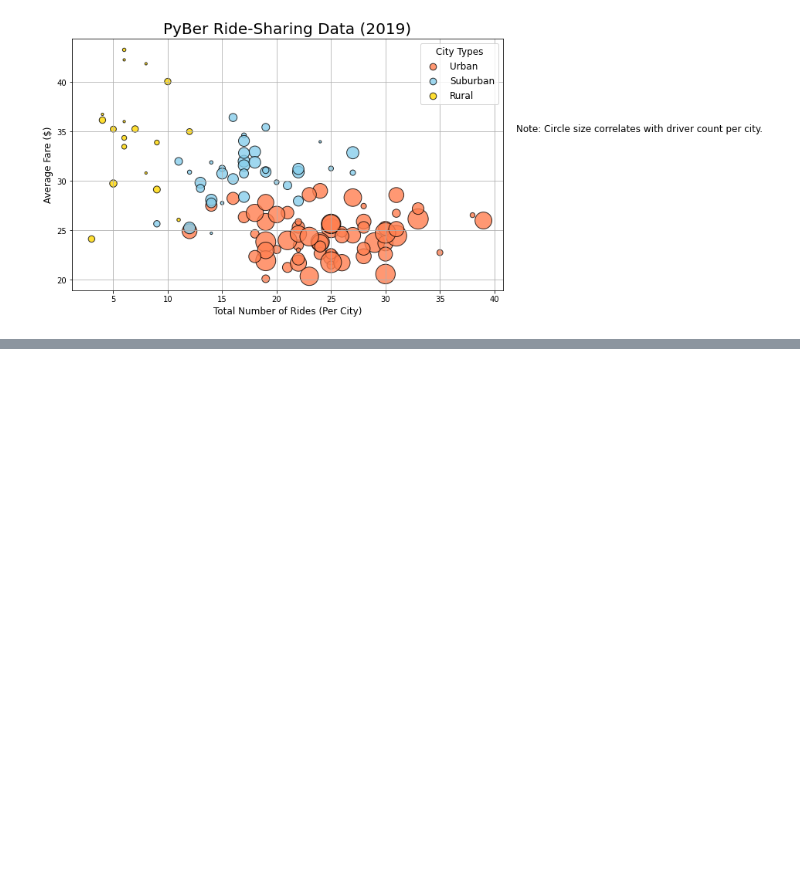
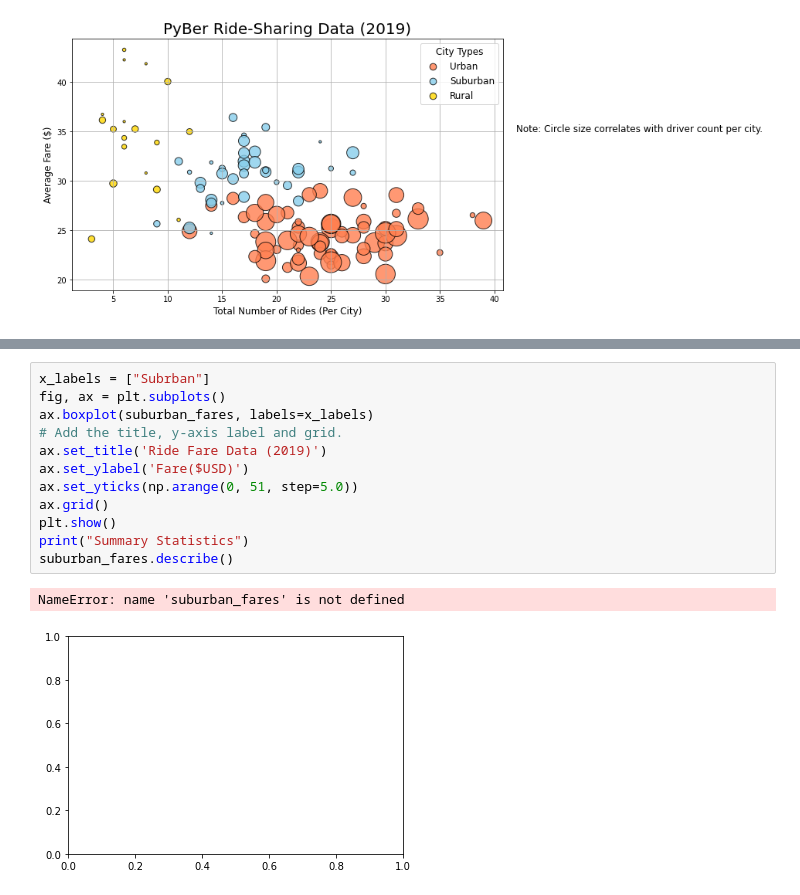
Before and after one commit to Shaobobei/PyBer_Analysis, a Jupyter notebook: PyBer.ipynb, the cells around one changed output, grey strips where cells are left out. Saved outputs shown, nothing was run; the diff lists cells and outputs as text; blank space fills up the shorter version.

```diff
--- a/PyBer.ipynb
+++ b/PyBer.ipynb
@@ -457,0 +670,15 @@ plt.show()
+# %%
+x_labels = ["Subrban"]
+fig, ax = plt.subplots()
+ax.boxplot(suburban_fares, labels=x_labels)
+# Add the title, y-axis label and grid.
+ax.set_title('Ride Fare Data (2019)')
+ax.set_ylabel('Fare($USD)')
+ax.set_yticks(np.arange(0, 51, step=5.0))
+ax.grid()
+plt.show()
+print("Summary Statistics")
+suburban_fares.describe()
+# %% [output]
+NameError: name 'suburban_fares' is not defined
+[figure, added]
```
Also changed, not shown: parts of 32 cells of this notebook, 4 other files.
